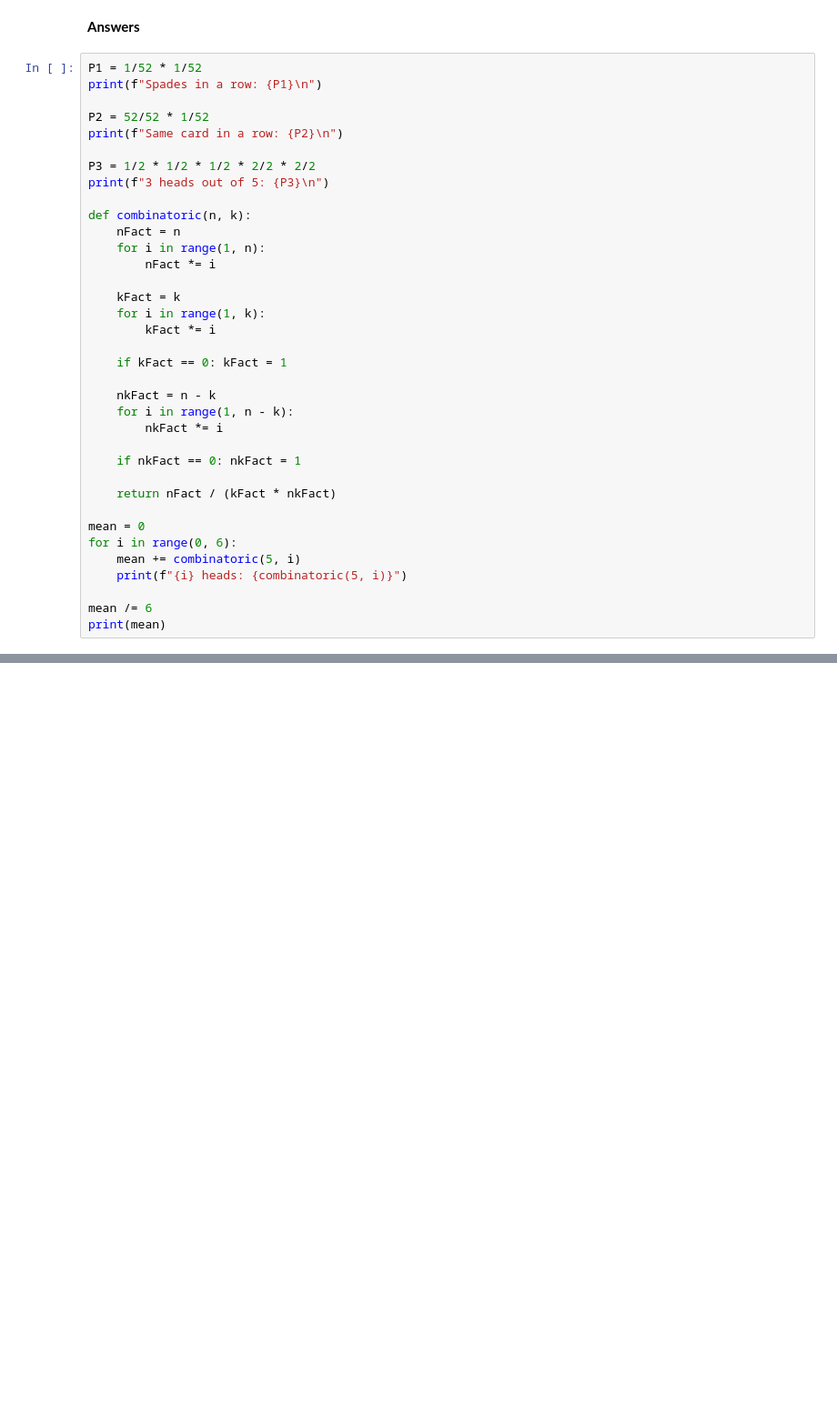
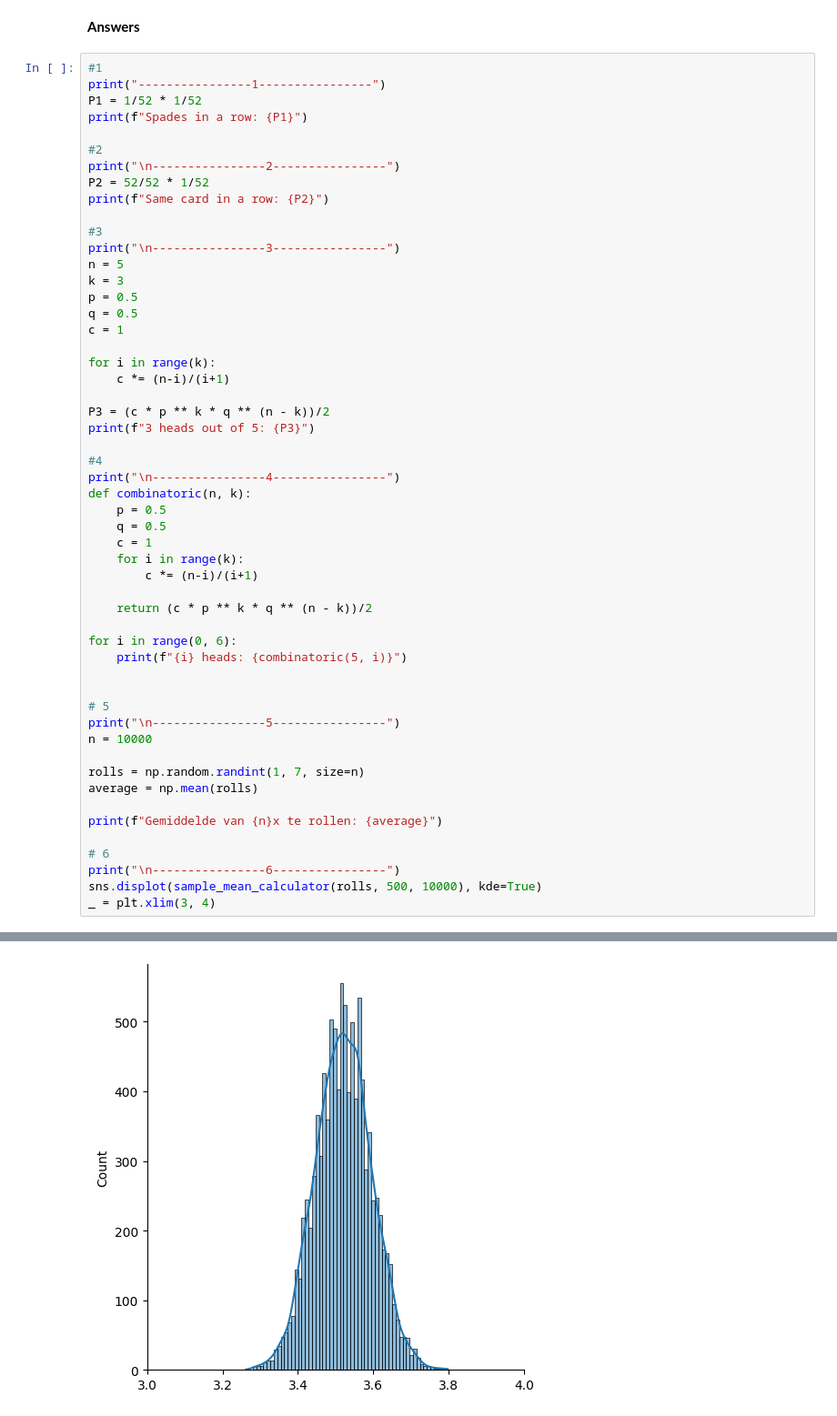
Before and after one commit to Sten-AP/Mathematical-foundations, a Jupyter notebook: Labo's/Labo 9 en 10/MF_prob_opdracht.ipynb, the cells around one changed output, grey strips where cells are left out. Shown at 91% size. Drawn from its saved outputs; the diff is of its cells as text; blank space fills up the shorter version.

```diff
--- a/Labo's/Labo 9 en 10/MF_prob_opdracht.ipynb
+++ b/Labo's/Labo 9 en 10/MF_prob_opdracht.ipynb
@@ -30,39 +30,56 @@ def sample_mean_calculator(input_dist, sample_size, n_samples):
 # %% [markdown]
 **Answers**
 # %%
+#1
+print("----------------1----------------")
 P1 = 1/52 * 1/52
-print(f"Spades in a row: {P1}\n")
+print(f"Spades in a row: {P1}")
 
+#2
+print("\n----------------2----------------")
 P2 = 52/52 * 1/52
-print(f"Same card in a row: {P2}\n")
+print(f"Same card in a row: {P2}")
 
-P3 = 1/2 * 1/2 * 1/2 * 2/2 * 2/2
-print(f"3 heads out of 5: {P3}\n")
+#3
+print("\n----------------3----------------")
+n = 5
+k = 3
+p = 0.5
+q = 0.5
+c = 1
 
+for i in range(k):
+    c *= (n-i)/(i+1)
+
+P3 = (c * p ** k * q ** (n - k))/2
+print(f"3 heads out of 5: {P3}")
+
+#4
+print("\n----------------4----------------")
 def combinatoric(n, k):
-    nFact = n
-    for i in range(1, n):
-        nFact *= i
+    p = 0.5
+    q = 0.5
+    c = 1
+    for i in range(k):
+        c *= (n-i)/(i+1)
 
-    kFact = k
-    for i in range(1, k):
-        kFact *= i
+    return (c * p ** k * q ** (n - k))/2
 
-    if kFact == 0: kFact = 1
-
-    nkFact = n - k
-    for i in range(1, n - k):
-        nkFact *= i
-
-    if nkFact == 0: nkFact = 1
-
-    return nFact / (kFact * nkFact)
-
-mean = 0
 for i in range(0, 6):
-    mean += combinatoric(5, i)
     print(f"{i} heads: {combinatoric(5, i)}")
 
-mean /= 6
-print(mean)
+
+# 5
+print("\n----------------5----------------")
+n = 10000
+
+rolls = np.random.randint(1, 7, size=n)
+average = np.mean(rolls)
+
+print(f"Gemiddelde van {n}x te rollen: {average}")
+
+# 6
+print("\n----------------6----------------")
+sns.displot(sample_mean_calculator(rolls, 500, 10000), kde=True)
+_ = plt.xlim(3, 4)
 # %% [output]
@@ -81,0 +103 @@ Same card in a row: 0.019230769230769232
+[figure, added]
```
Also changed, not shown: parts of 3 cells of this notebook.
